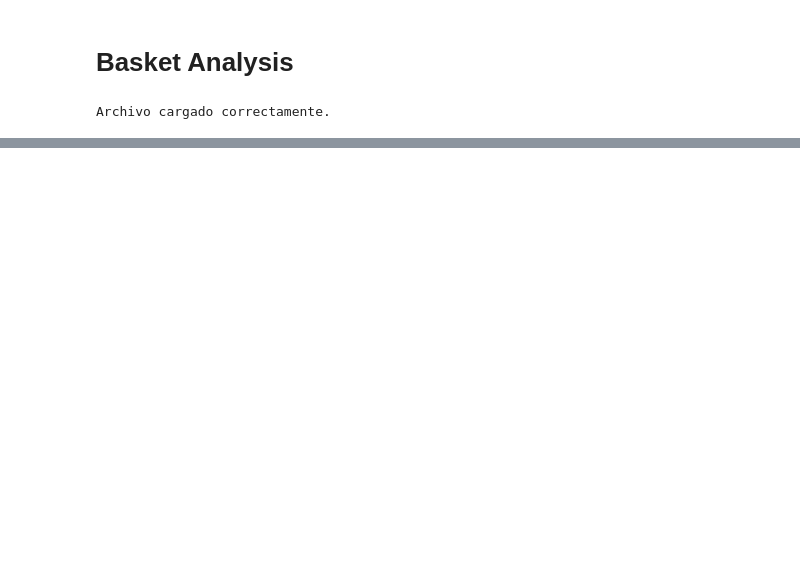
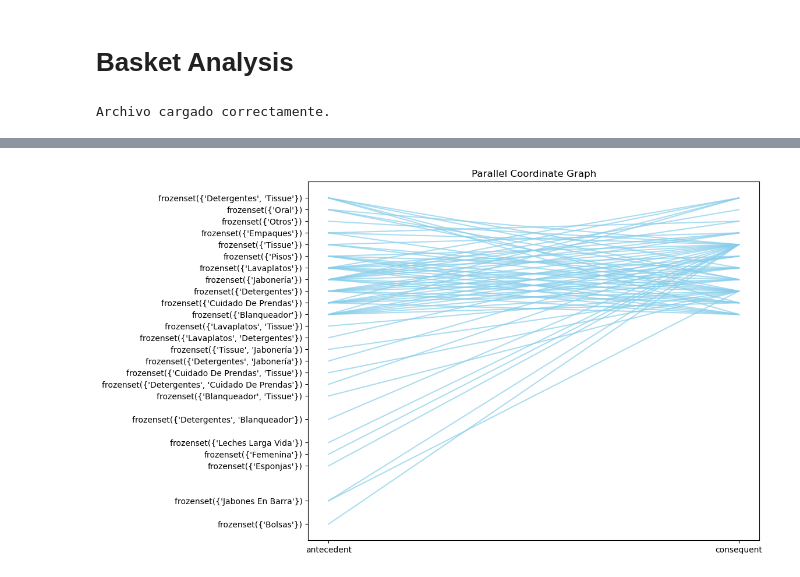
Before and after one commit to ZabakJL/ProyectoMiniMarket, a Jupyter notebook: notebooks/03_basket_analysis.ipynb, the cells around one changed output, grey strips where cells are left out. Saved outputs shown, nothing was run; the diff lists cells and outputs as text; code cells hidden in the pictures; blank space fills up the shorter version.

```diff
--- a/notebooks/03_basket_analysis.ipynb
+++ b/notebooks/03_basket_analysis.ipynb
@@ -77,0 +81,4 @@ fig=vdf.crear_heatmap_asociacion(mejores_reglas_apriori)
+# %%
+fig = vdf.graficar_coordenadas_paralelas(mejores_reglas_apriori)
+# %% [output]
+[figure, added]
```
Also changed, not shown: parts of 5 cells of this notebook, 3 other files.
